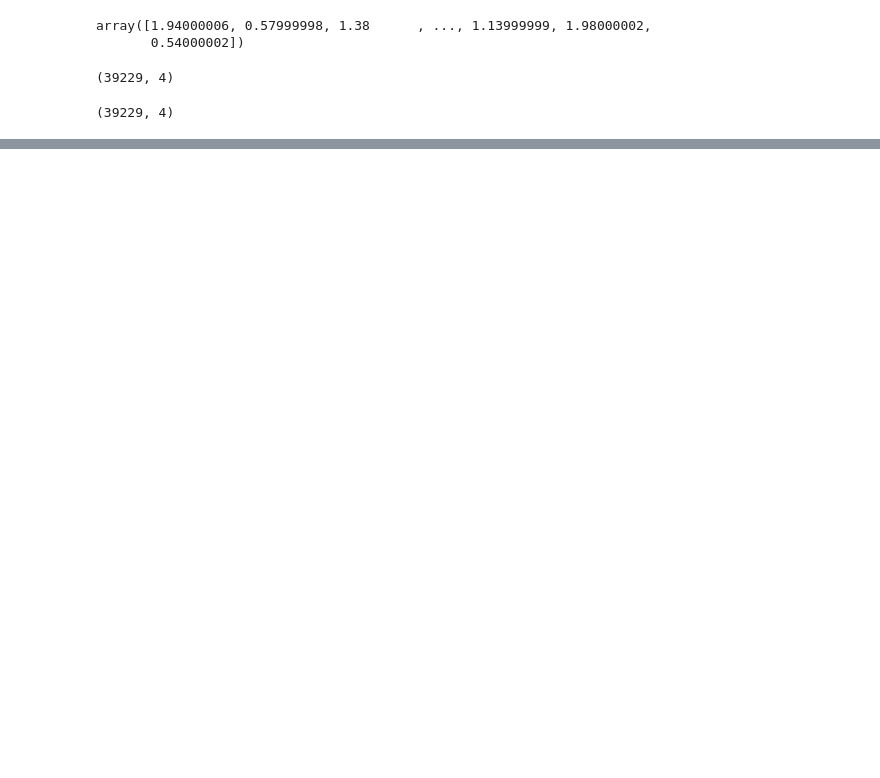
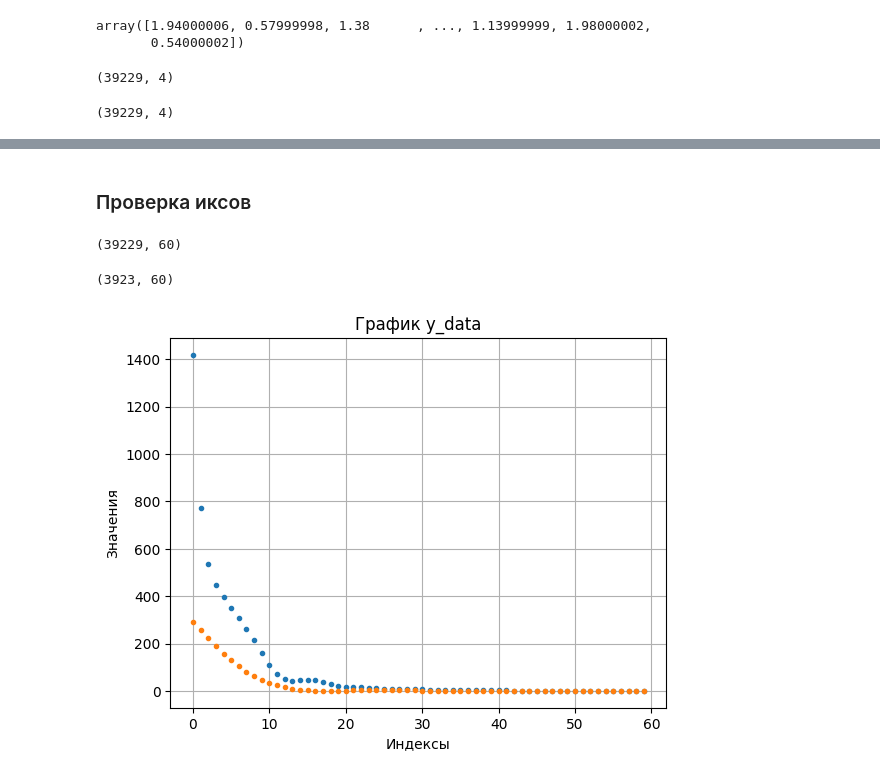
Before and after one commit to ka-50bs/InvBloodSolver, a Jupyter notebook: scripts/data_analysis.ipynb, the cells around one changed output, grey strips where cells are left out. Saved outputs shown, nothing was run; the diff lists cells and outputs as text; code cells hidden in the pictures; blank space fills up the shorter version.

```diff
--- a/scripts/data_analysis.ipynb
+++ b/scripts/data_analysis.ipynb
@@ -322,0 +318,2 @@ regr_model_resume(y_test_array, y_pred)
+# %% [markdown]
+### Проверка иксов
@@ -322,0 +322,22 @@ regr_model_resume(y_test_array, y_pred)
+# %%
+X_array = X.values
+X_pred = X_array[index_th_alg]
+# %%
+X_pred.shape
+# %% [output]
+(39229, 60)
+# %%
+X_test_array = np.load(r"C:\Users\trrak\OneDrive\Рабочий стол\InvBloodSolver\df\df_th\X_test_array.npy")
+X_test_array.shape
+# %% [output]
+(3923, 60)
+# %%
+plt.plot(X_test_array[0], '.')
+plt.plot(X_pred[0], '.')
+plt.xlabel('Индексы')
+plt.ylabel('Значения')
+plt.title('График y_data')
+plt.grid(True)
+plt.show()
+# %% [output]
+[figure, added]
```
Also changed, not shown: parts of 10 cells of this notebook, 14 other files.
